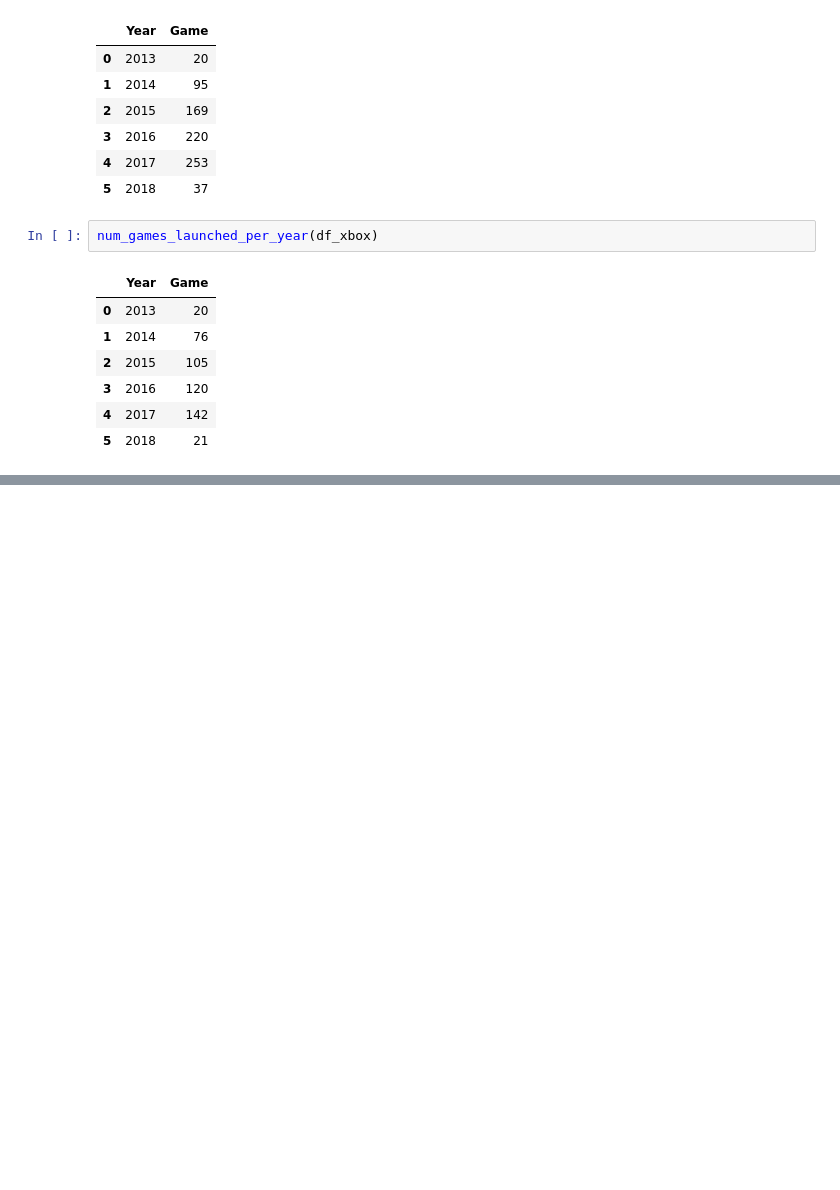
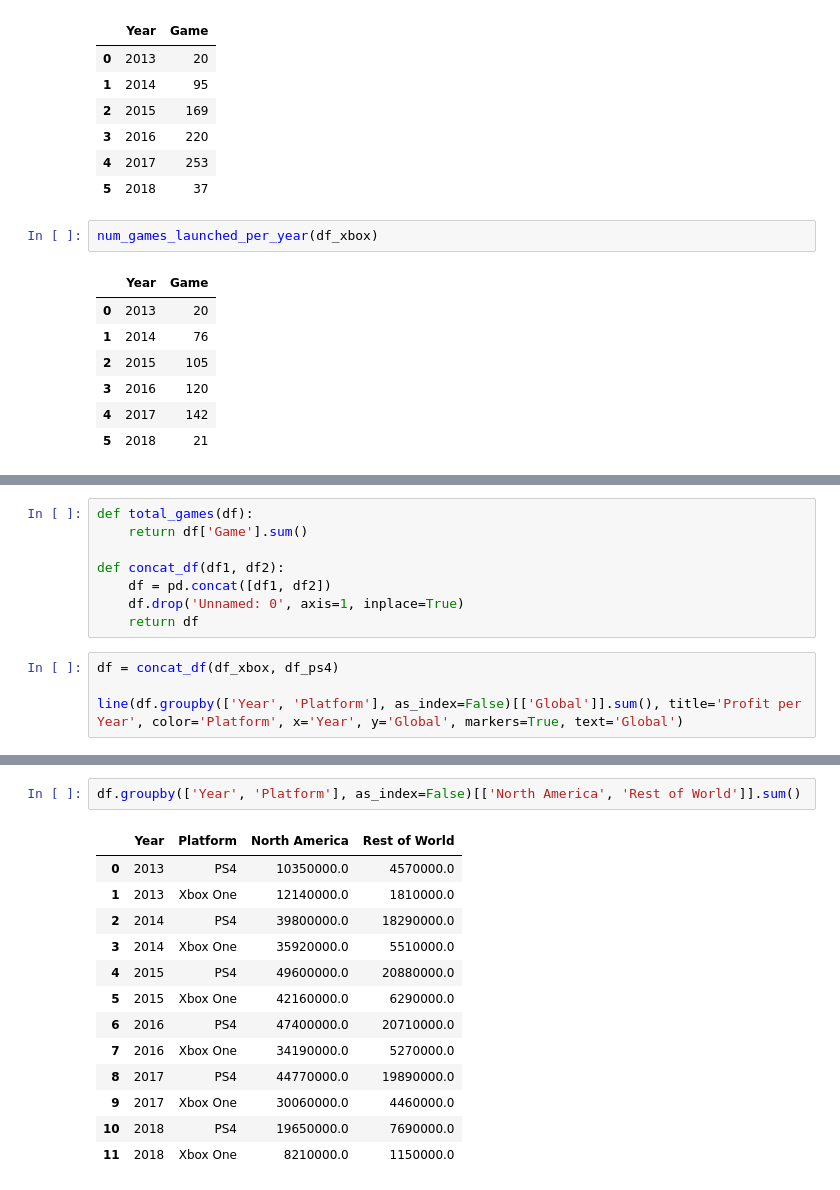
Before and after one commit to RomanoGameplay/Projeto2, a Jupyter notebook: functions/test_graph.ipynb, the cells around one changed output, grey strips where cells are left out. Cells and saved outputs as stored; diff of their text form; blank space fills up the shorter version.

```diff
--- a/functions/test_graph.ipynb
+++ b/functions/test_graph.ipynb
@@ -219,0 +246,12 @@ line(profit_per_year(df_xbox), x='Year', y='Global', title='Profit (Xbox One)')
+# %%
+def total_games(df):
+    return df['Game'].sum()
+
+def concat_df(df1, df2):
+    df = pd.concat([df1, df2])
+    df.drop('Unnamed: 0', axis=1, inplace=True)
+    return df
+# %%
+df = concat_df(df_xbox, df_ps4)
+
+line(df.groupby(['Year', 'Platform'], as_index=False)[['Global']].sum(), title='Profit per Year', color='Platform', x='Year', y='Global', markers=True, text='Global')
@@ -219,0 +276,16 @@ line(profit_per_year(df_xbox), x='Year', y='Global', title='Profit (Xbox One)')
+# %%
+df.groupby(['Year', 'Platform'], as_index=False)[['North America', 'Rest of World']].sum()
+# %% [output]
+|  | Year | Platform | North America | Rest of World |
+| 0 | 2013 | PS4 | 10350000.0 | 4570000.0 |
+| 1 | 2013 | Xbox One | 12140000.0 | 1810000.0 |
+| 2 | 2014 | PS4 | 39800000.0 | 18290000.0 |
+| 3 | 2014 | Xbox One | 35920000.0 | 5510000.0 |
+| 4 | 2015 | PS4 | 49600000.0 | 20880000.0 |
+| 5 | 2015 | Xbox One | 42160000.0 | 6290000.0 |
+| 6 | 2016 | PS4 | 47400000.0 | 20710000.0 |
+| 7 | 2016 | Xbox One | 34190000.0 | 5270000.0 |
+| 8 | 2017 | PS4 | 44770000.0 | 19890000.0 |
+| 9 | 2017 | Xbox One | 30060000.0 | 4460000.0 |
+| 10 | 2018 | PS4 | 19650000.0 | 7690000.0 |
+| 11 | 2018 | Xbox One | 8210000.0 | 1150000.0 |
```
Also changed, not shown: parts of 28 cells of this notebook.
